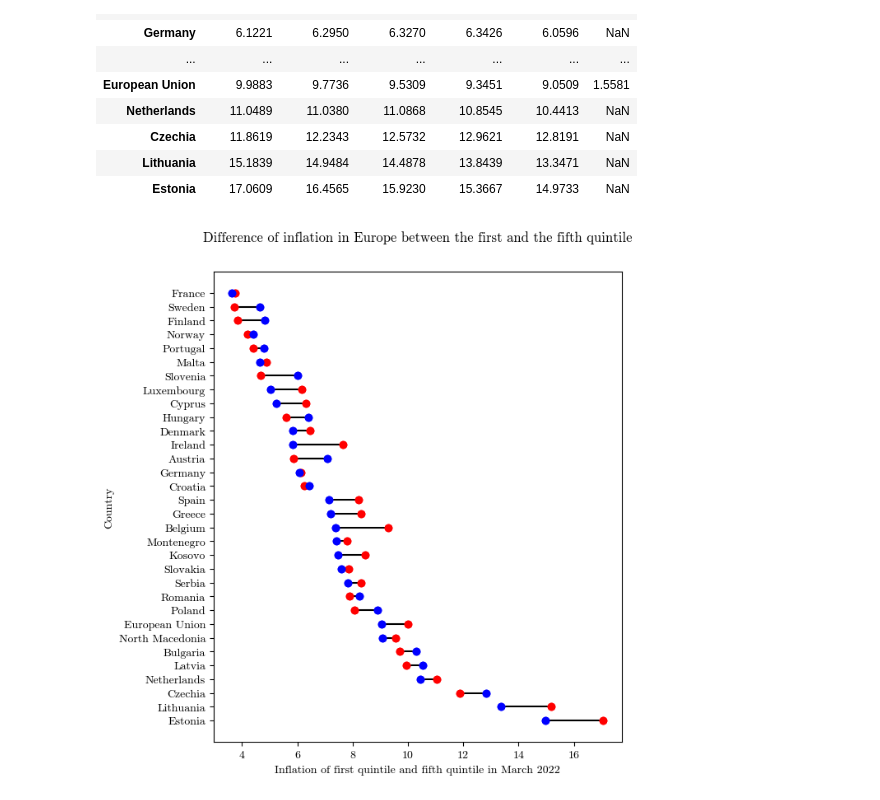
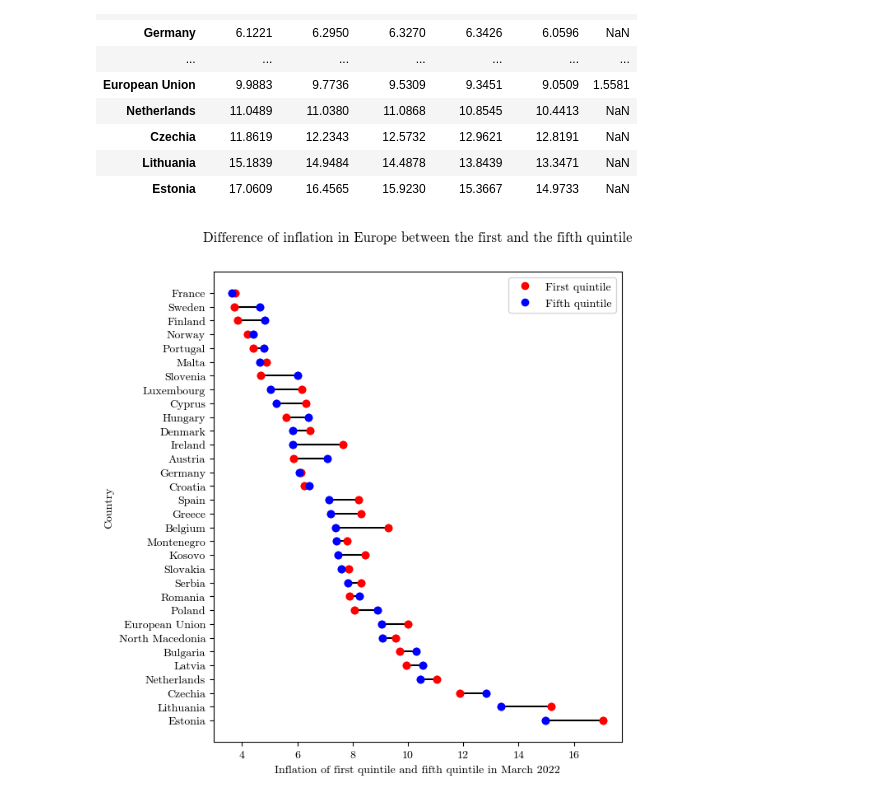
Before and after one commit to rm951/memoireESCP, a Jupyter notebook: figure8.ipynb, the cells around one changed output. Cells and saved outputs as stored; diff of their text form; code cells hidden in the pictures.

```diff
--- a/figure8.ipynb
+++ b/figure8.ipynb
@@ -138,35 +138,46 @@ df_inflation_by_quintile_2022_03.sort_values('QUINTILE1')
 # %%
 import matplotlib.pyplot as plt
 
 df_inflation_by_quintile_2022_03['min'] = df_inflation_by_quintile_2022_03[['QUINTILE1','QUINTILE5']].min(axis=1)
 df_inflation_by_quintile_2022_03 = df_inflation_by_quintile_2022_03.sort_values('min', ascending=False)
 # Split the data into groups based on the "geo" column
 groups = df_inflation_by_quintile_2022_03.groupby('geo', sort=False)
 # Create a figure and axes for the plot
 fig, ax = plt.subplots()
 
-# Loop over each group of data
+# Create a flag for the first group
+first_group = True
+
 for name, group in groups:
-    # Plot a point for the "Q1" column and a point for the "Q5" column
-    ax.plot([group['QUINTILE1'], group['QUINTILE5']], [name, name], '-', color='black')
-    ax.plot([group['QUINTILE1'], group['QUINTILE1']], [name, name], 'o', color='red')
-    ax.plot([group['QUINTILE5'], group['QUINTILE5']], [name, name], 'o', color='blue')
+    if first_group:
+        # Plot the points for the first group with labels
+        ax.plot([group['QUINTILE1'], group['QUINTILE5']], [name, name], '-', color='black')
+        ax.plot([group['QUINTILE1'], group['QUINTILE1']], [name, name], 'o', color='red', label='First quintile')
+        ax.plot([group['QUINTILE5'], group['QUINTILE5']], [name, name], 'o', color='blue', label='Fifth quintile')
+
+        # Set the flag to False so this block won't be executed again
+        first_group = False
+    else:
+        # Plot the points for the other groups without labels
+        ax.plot([group['QUINTILE1'], group['QUINTILE5']], [name, name], '-', color='black')
+        ax.plot([group['QUINTILE1'], group['QUINTILE1']], [name, name], 'o', color='red')
+        ax.plot([group['QUINTILE5'], group['QUINTILE5']], [name, name], 'o', color='blue')
 
 
 
 # Add labels to the axes
 ax.set_xlabel('Inflation of first quintile and fifth quintile in March 2022')
 ax.set_ylabel('Country')
 
-
+ax.legend()
 # Adjust the spacing between the subplots
 fig.subplots_adjust(top=1.3)
 
 plt.title('Difference of inflation in Europe between the first and the fifth quintile', y=1.05)
 
 # Show the plot
 plt.rcParams['font.family'] = 'cmr10'
 plt.savefig(f'saved_figs/figure24.png', dpi=500, bbox_inches='tight')
 plt.show()
 # %% [output]
-[figure, old version]
+[figure, new version]
```
Also changed, not shown: 22 other files.
